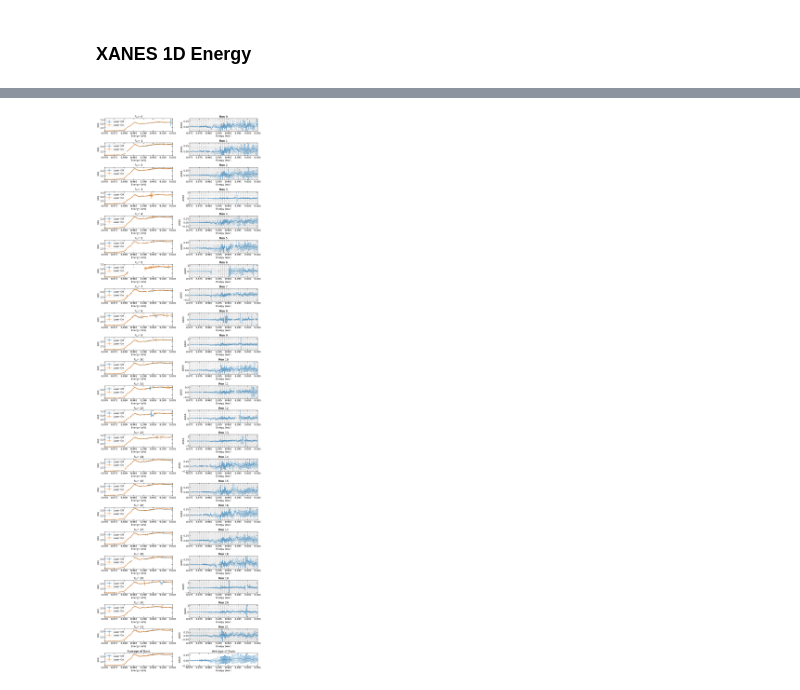
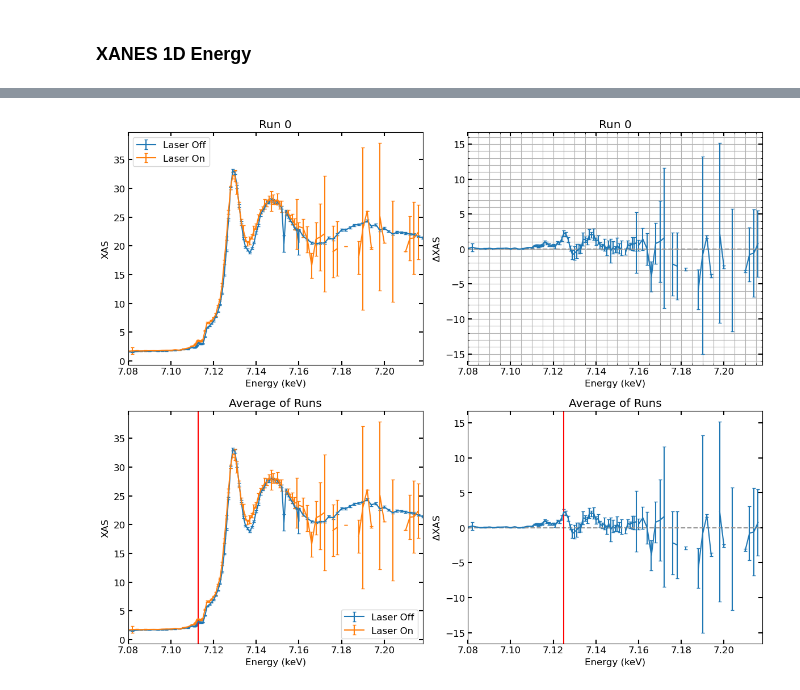
Before and after one commit to lg345/XSpect, a Jupyter notebook: XSpect_XAS_1Denergy.ipynb, the cells around one changed output, grey strips where cells are left out. Cells and saved outputs as stored; diff of their text form; code cells hidden in the pictures.

```diff
--- a/XSpect_XAS_1Denergy.ipynb
+++ b/XSpect_XAS_1Denergy.ipynb
@@ -21,10 +21,10 @@ import XSpect.XSpect_Visualization
 import XSpect.XSpect_Diagnostics as dt
 import XSpect.XSpect_PostProcessing
 # %%
-run = 91
-exp = 'xcs101572326'
+run = 52
+exp = 'xcs101632226'
 keys=['epicsUser/dccm_E', 'epicsUser/dccm_E_setpoint', 'tt/ttCorr','epics/lxt', 'enc/lasDelay' , 'ipm4/sum','tt/AMPL', 'epix_2/ROI_area']
-names=['ccm','ccm_E_setpoint','time_tool_correction','lxt'  ,'encoder','ipm', 'time_tool_ampl', 'epix']
+names=['energy','energy_E_setpoint','time_tool_correction','lxt'  ,'encoder','ipm', 'time_tool_ampl', 'epix']
 
 d = dt.diagnostics(run, exp, keys, names)
 
@@ -146,9 +146,9 @@ ax.set_title(r'ttCorr, mean: %.2f, 1$\sigma$ range: %.2f - %.2f ps ($\Delta$ = %
 start = time.time()
 
 xspect_experiment = XSpect.XSpect_Analysis.spectroscopy_experiment(hutch='xcs',experiment_id=exp,lcls_run=exp[-2:])
-xes1=XSpect.XSpect_Controller.XASBatchAnalysis_1D_ccm()
+xes1=XSpect.XSpect_Controller.XASBatchAnalysis_1D_energy()
 keys=['epicsUser/dccm_E', 'epicsUser/dccm_E_setpoint', 'tt/ttCorr','epics/lxt', 'enc/lasDelay' , 'ipm4/sum','tt/AMPL', 'epix_2/ROI_sum']
-names=['ccm','ccm_E_setpoint','time_tool_correction','lxt'  ,'encoder','ipm', 'time_tool_ampl', 'epix']
+names=['energy','energy_E_setpoint','time_tool_correction','lxt'  ,'encoder','ipm', 'time_tool_ampl', 'epix']
 
 #Here we define the epix detector keys separately as they are imported separately to avoid OOM
 # xes1.key_epix=['epix_2/ROI_sum']
@@ -163,10 +163,11 @@ xes1.add_filter('simultaneous','time_tool_ampl',tt_thres[0])
 xes1.add_filter('simultaneous','time_tool_correction',[-0.05, 0.05])
 xes1.scattering = True
 
-xes1.ccm_bins = np.concatenate((np.arange(8.97, 8.975, 0.001), np.arange(8.975, 9.005, 0.0005)))
+# xes1.energy_bins = np.concatenate((np.arange(8.97, 8.975, 0.001), np.arange(8.975, 9.005, 0.0005)))
+xes1.energy_bins = np.concatenate([np.arange(7.080,7.110,0.002), np.arange(7.111,7.115,0.00025), np.arange(7.116,7.160,0.001), np.arange(7.160,7.220,0.002)])
 
 # xes1.run_parser(['118-125 127 129-135']) # 2 uJ
-xes1.run_parser(['270-291']) # 2 uJ
+xes1.run_parser(['52']) # 2 uJ
 # %%
 start=time.time()
 
@@ -181,7 +198,7 @@ run_count = 0
 for ii, run in enumerate(xes1.analyzed_runs):
     run_count+=1
 
-fig, ax = plt.subplots(figsize = (12,40), nrows = run_count+1, ncols = 2)
+fig, ax = plt.subplots(figsize = (12,10), nrows = run_count+1, ncols = 2)
 
 xas_loff_all = []
 xas_loff_std_all = []
@@ -204,9 +221,9 @@ for ii, run in enumerate(xes1.analyzed_runs):
     xas_diff_norm_std = np.sqrt(xas_lon_norm_std**2 + xas_loff_norm_std**2)
 
     xas_loff_all.append(xas_loff_norm)
-    xas_loff_std_all.append(xas_loff_std)
+    xas_loff_std_all.append(xas_loff_norm_std)
     xas_lon_all.append(xas_lon_norm)
-    xas_lon_std_all.append(xas_lon_std)
+    xas_lon_std_all.append(xas_lon_norm_std)
     xas_diff_all.append(xas_diff_norm)
     xas_diff_std_all.append(xas_diff_norm_std)
 
@@ -214,20 +231,20 @@ for ii, run in enumerate(xes1.analyzed_runs):
     plt_indx0 = (ii,0)
     plt_indx1 = (ii,1)
 
-    # ax[plt_indx0].plot(run.ccm_bins, xas_loff_norm, label = 'Laser Off')
-    # ax[plt_indx0].plot(run.ccm_bins, xas_lon_norm, label = 'Laser On')
-    ax[plt_indx0].errorbar(run.ccm_bins, xas_loff_norm, yerr=xas_loff_norm_std, label='Laser Off', capsize=2)
-    ax[plt_indx0].errorbar(run.ccm_bins, xas_lon_norm, yerr=xas_lon_norm_std, label='Laser On', capsize=2)
-    ax[plt_indx0].set_xlim([np.min(run.ccm_bins), np.max(run.ccm_bins)])
+    # ax[plt_indx0].plot(run.energy_bins, xas_loff_norm, label = 'Laser Off')
+    # ax[plt_indx0].plot(run.energy_bins, xas_lon_norm, label = 'Laser On')
+    ax[plt_indx0].errorbar(run.energy_bins, xas_loff_norm, yerr=xas_loff_norm_std, label='Laser Off', capsize=2)
+    ax[plt_indx0].errorbar(run.energy_bins, xas_lon_norm, yerr=xas_lon_norm_std, label='Laser On', capsize=2)
+    ax[plt_indx0].set_xlim([np.min(run.energy_bins), np.max(run.energy_bins)])
     ax[plt_indx0].set_xlabel('Energy (keV)')
     ax[plt_indx0].set_ylabel('XAS')
     ax[plt_indx0].legend()
     ax[plt_indx0].set_title('Run %i' % ii)
 
-    # ax[plt_indx1].plot(run.ccm_bins, xas_diff_norm, label = 'Difference')
-    ax[plt_indx1].errorbar(run.ccm_bins, xas_diff_norm, yerr=xas_diff_norm_std, label='Laser Off', capsize=2)
+    # ax[plt_indx1].plot(run.energy_bins, xas_diff_norm, label = 'Difference')
+    ax[plt_indx1].errorbar(run.energy_bins, xas_diff_norm, yerr=xas_diff_norm_std, label='Laser Off', capsize=2)
     ax[plt_indx1].axhline(0, color = np.array([150,150,150])/255, linestyle = '--')
-    ax[plt_indx1].set_xlim([np.min(run.ccm_bins), np.max(run.ccm_bins)])
+    ax[plt_indx1].set_xlim([np.min(run.energy_bins), np.max(run.energy_bins)])
     ax[plt_indx1].set_xlabel('Energy (keV)')
     ax[plt_indx1].set_ylabel(r'$\Delta$XAS')
     ax[plt_indx1].set_title('Run %i' % ii)
@@ -242,7 +259,7 @@ xas_lon_all  = np.array(xas_lon_all)
 xas_lon_std_all = np.array(xas_lon_std_all)
 
 N = xas_loff_all.shape[0]
-energy_axis = xes1.analyzed_runs[0].ccm_bins
+energy_axis = xes1.analyzed_runs[0].energy_bins
 
 xas_loff_mean = np.nanmean(xas_loff_all, axis=0)
 xas_lon_mean  = np.nanmean(xas_lon_all, axis=0)
@@ -270,32 +287,33 @@ ax[plt_indx0_sum].errorbar(energy_axis, xas_loff_mean,
                            capsize=2)
 
 ax[plt_indx0_sum].errorbar(energy_axis, xas_lon_mean,
                            yerr=xas_lon_sem,
                            label='Laser On',
                            capsize=2)
 
 ax[plt_indx0_sum].set_xlim([np.min(energy_axis), np.max(energy_axis)])
 ax[plt_indx0_sum].set_xlabel('Energy (keV)')
 ax[plt_indx0_sum].set_ylabel('XAS')
 ax[plt_indx0_sum].legend()
 ax[plt_indx0_sum].set_title('Average of Runs')
 ax[plt_indx0_sum].axvline(7.1128, color = 'r')
 
 
 ax[plt_indx1_sum].errorbar(energy_axis, xas_diff_mean,
                            yerr=xas_diff_sem,
                            label='Difference',
                            capsize=2)
 
 ax[plt_indx1_sum].axhline(0, color = np.array([150,150,150])/255, linestyle = '--')
+ax[plt_indx1_sum].axvline(7.125, color = 'r')
 ax[plt_indx1_sum].set_xlim([np.min(energy_axis), np.max(energy_axis)])
 ax[plt_indx1_sum].set_xlabel('Energy (keV)')
 ax[plt_indx1_sum].set_ylabel(r'$\Delta$XAS')
 ax[plt_indx1_sum].set_title('Average of Runs')
 ax[plt_indx1_sum].axvline(11.565, color = 'r')
 
 plt.tight_layout()
 plt.show()
 # %% [output]
-[figure, old version]
+[figure, new version]
 # %%
```
Also changed, not shown: parts of 8 cells of this notebook, 8 other files.
